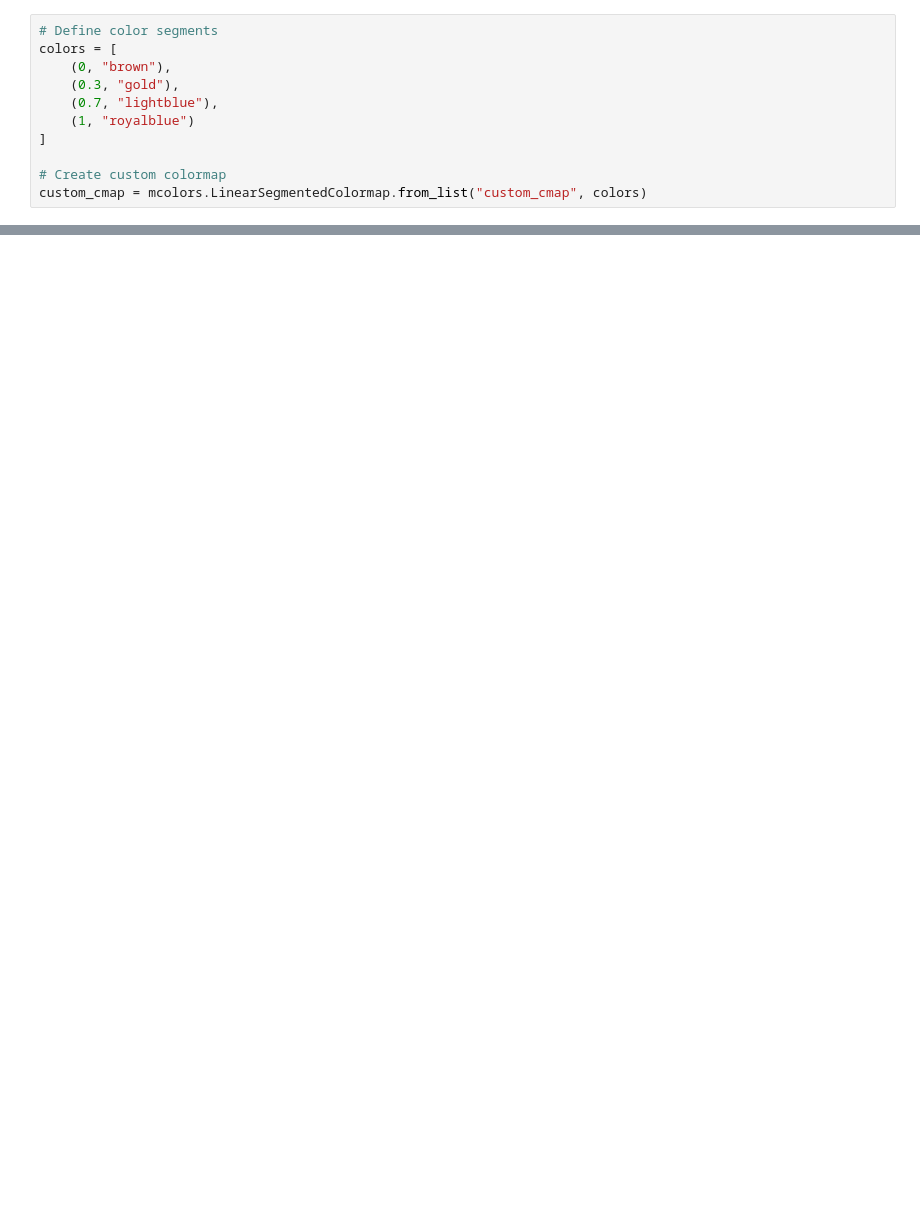
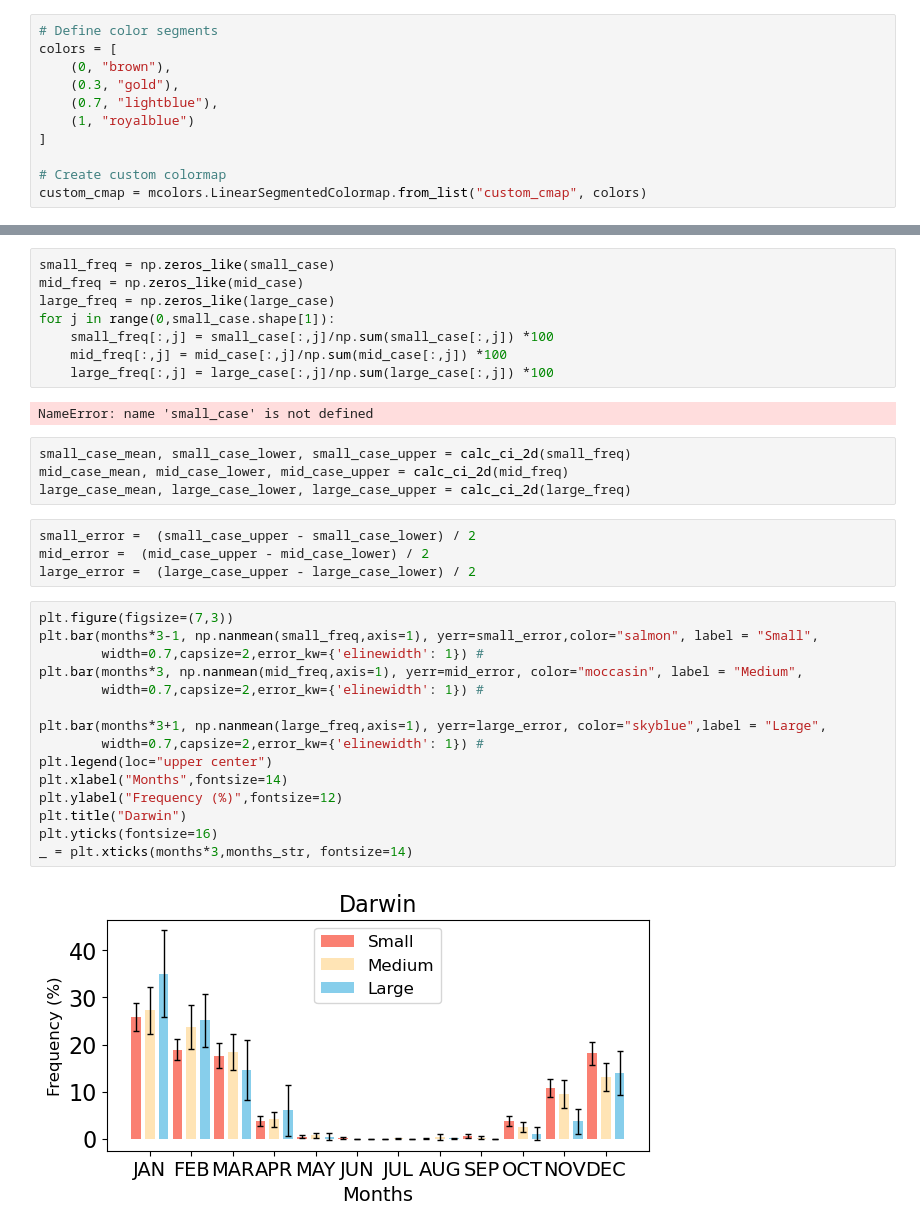
Before and after one commit to dongqi-DQ/Semi-variogram_AU, a Jupyter notebook: plot_seasonality.ipynb, the cells around one changed output, grey strips where cells are left out. Drawn from its saved outputs; the diff is of its cells as text; blank space fills up the shorter version.

```diff
--- a/plot_seasonality.ipynb
+++ b/plot_seasonality.ipynb
@@ -137,0 +666,35 @@ plt.savefig("AU_seasonality.png", dpi=200, bbox_inches="tight")
+# %%
+small_freq = np.zeros_like(small_case)
+mid_freq = np.zeros_like(mid_case)
+large_freq = np.zeros_like(large_case)
+for j in range(0,small_case.shape[1]):
+    small_freq[:,j] = small_case[:,j]/np.sum(small_case[:,j]) *100
+    mid_freq[:,j] = mid_case[:,j]/np.sum(mid_case[:,j]) *100
+    large_freq[:,j] = large_case[:,j]/np.sum(large_case[:,j]) *100
+# %% [output]
+NameError: name 'small_case' is not defined
+# %%
+small_case_mean, small_case_lower, small_case_upper = calc_ci_2d(small_freq)
+mid_case_mean, mid_case_lower, mid_case_upper = calc_ci_2d(mid_freq)
+large_case_mean, large_case_lower, large_case_upper = calc_ci_2d(large_freq)
+# %%
+small_error =  (small_case_upper - small_case_lower) / 2
+mid_error =  (mid_case_upper - mid_case_lower) / 2
+large_error =  (large_case_upper - large_case_lower) / 2
+# %%
+plt.figure(figsize=(7,3))
+plt.bar(months*3-1, np.nanmean(small_freq,axis=1), yerr=small_error,color="salmon", label = "Small",
+        width=0.7,capsize=2,error_kw={'elinewidth': 1}) #
+plt.bar(months*3, np.nanmean(mid_freq,axis=1), yerr=mid_error, color="moccasin", label = "Medium",
+        width=0.7,capsize=2,error_kw={'elinewidth': 1}) #
+
+plt.bar(months*3+1, np.nanmean(large_freq,axis=1), yerr=large_error, color="skyblue",label = "Large",
+        width=0.7,capsize=2,error_kw={'elinewidth': 1}) #
+plt.legend(loc="upper center")
+plt.xlabel("Months",fontsize=14)
+plt.ylabel("Frequency (%)",fontsize=12)
+plt.title("Darwin")
+plt.yticks(fontsize=16)
+_ = plt.xticks(months*3,months_str, fontsize=14)
+# %% [output]
+[figure, added]
```
Also changed, not shown: parts of 36 cells of this notebook, 21 other files.
